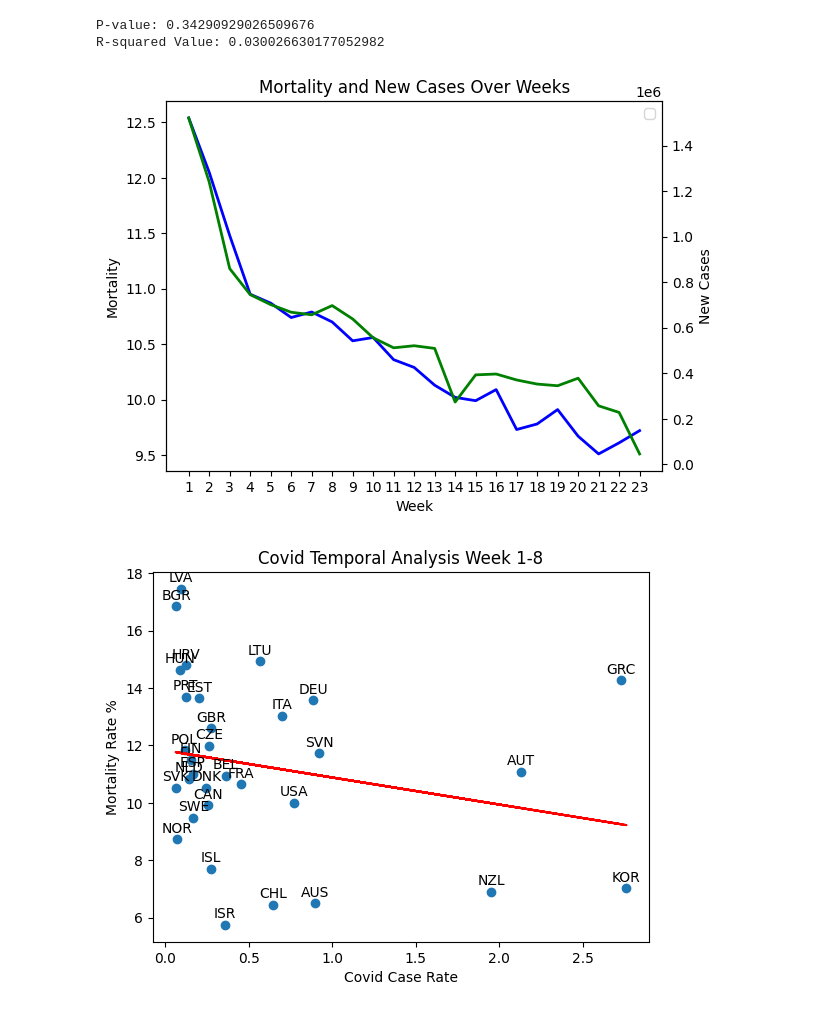
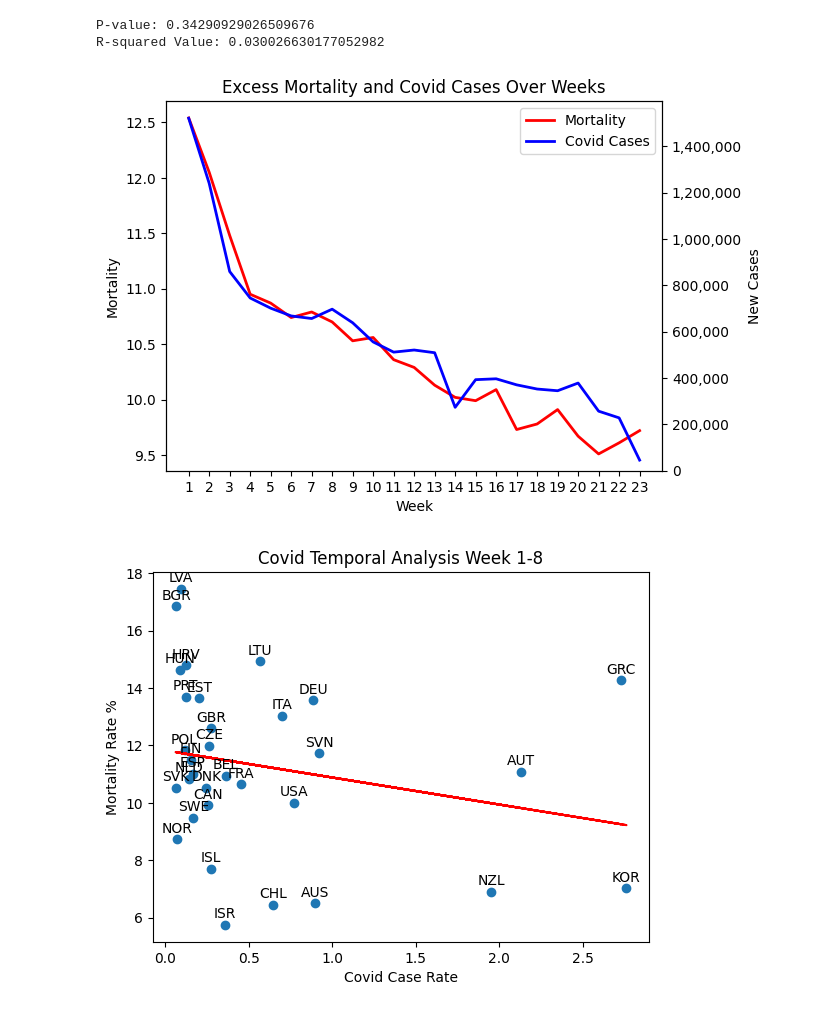
Before and after one commit to Anandraj-S/excess-death-analysis, a Jupyter notebook: excess_deaths.ipynb, the cells around one changed output. Cells and saved outputs as stored; diff of their text form; code cells hidden in the pictures.

```diff
--- a/excess_deaths.ipynb
+++ b/excess_deaths.ipynb
@@ -449,37 +496,41 @@ z = aggregate_mortality_cases['new_cases']
 # Create figure and axes
 fig, ax1 = plt.subplots()
 
 # Scatter plot for mortality
 # ax1.scatter(x, y, color='blue', label='Mortality')
 ax1.set_xlabel('Week')
 ax1.set_ylabel('Mortality')
 ax1.tick_params(axis='y')
 
 # Create a twin Axes sharing the xaxis
 ax2 = ax1.twinx()
 
 # Scatter plot for new cases
 # ax2.scatter(x, z, color='green', label='New Cases')
 ax2.set_ylabel('New Cases')
 ax2.tick_params(axis='y')
 
 # Adding a continuous line to each scatter plot
-ax1.plot(x, y, color='blue', linestyle='-', linewidth=2)
-ax2.plot(x, z, color='green', linestyle='-', linewidth=2)
+ax1.plot(x, y, color='red', linestyle='-', linewidth=2, label='Mortality')
+ax2.plot(x, z, color='blue', linestyle='-', linewidth=2, label='Covid Cases')
 
 # Adding xticks
 plt.xticks(x, x)
+
+# Format y-axis of the second plot (new cases)
+ax2.get_yaxis().set_major_formatter(plt.FuncFormatter(lambda x, loc: "{:,}".format(int(x))))
+ax2.set_ylim(bottom=0)
 
 # Adding a legend
 lines, labels = ax1.get_legend_handles_labels()
 lines2, labels2 = ax2.get_legend_handles_labels()
 ax2.legend(lines + lines2, labels + labels2, loc='upper right')
 
 # Display the plot
-plt.title('Mortality and New Cases Over Weeks')
+plt.title('Excess Mortality and Covid Cases Over Weeks')
 plt.show()
 # %% [output]
-[figure, old version]
+[figure, new version]
 # %%
 X = covid_week_1_8['case_rate']
 # y = mortality_rate['Average Mortality Rate']
```
Also changed, not shown: parts of 13 cells of this notebook.
